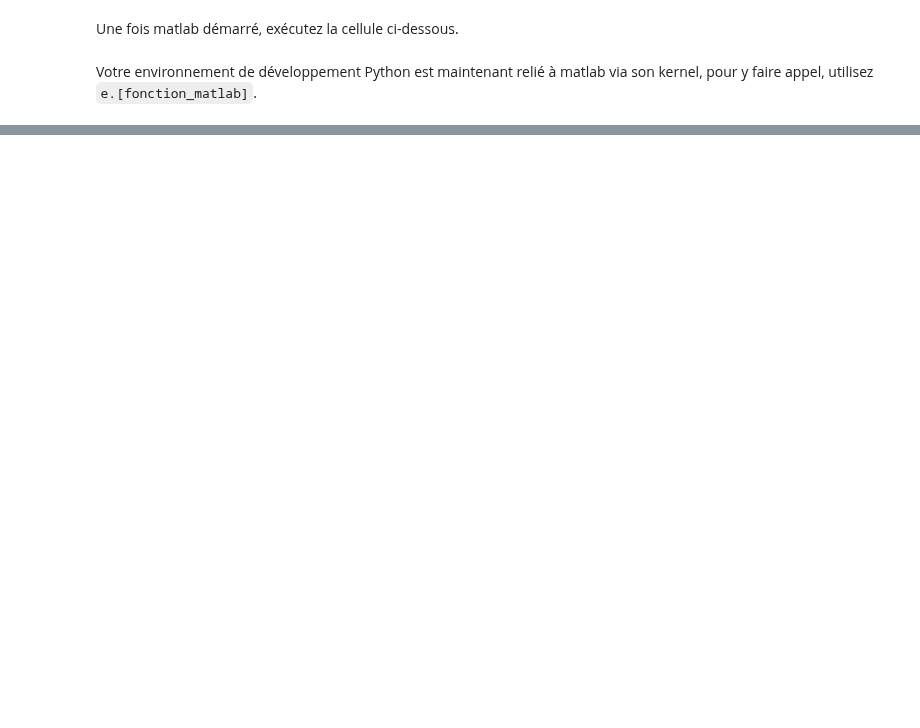
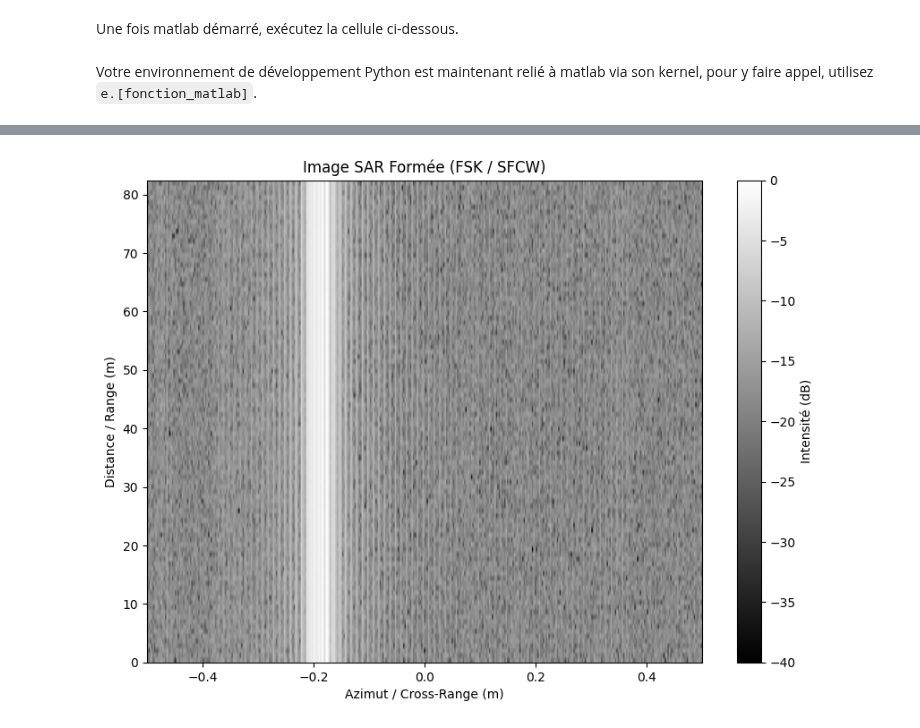
Before and after one commit to SAR-DINE-procom/traitement, a Jupyter notebook: sar_simulator.ipynb, the cells around one changed output, grey strips where cells are left out. Saved outputs shown, nothing was run; the diff lists cells and outputs as text; code cells hidden in the pictures; blank space fills up the shorter version.

Commit message:
Implem simu FSK en cours, image générée incohérente à vérifier. Le code compile mais la vérification physique n'est pas encore faite

```diff
--- a/sar_simulator.ipynb
+++ b/sar_simulator.ipynb
@@ -166,0 +347,15 @@ Simulation terminée.
+# %%
+print("Extraction des pas de fréquence (dé-multiplexage)...")
+
+# --- INITIALISATION DU CUBE DE DONNÉES (FRÉQUENCE x AZIMUT) ---
+received_data_freq = np.zeros((numSteps, numpulses), dtype=complex)
+
+for i in range(numpulses):
+    s_pulse_time = received_data_time[:,i]
+    for j in range(numSteps):
+        idx = int((j + 1) * samples_per_step - 1)
+        received_data_freq[j, i] = s_pulse_time[idx]
+
+print("Cube de données [Fréquence, Azimut] assemblé.")
+
+# ... (Votre code de 2D-FFT pour la formation d'image) ...
@@ -166,0 +365,80 @@ Simulation terminée.
+# %%
+import matplotlib.pyplot as plt
+import numpy as np
+
+# --- 4. FORMATION D'IMAGE (2D-FFT) ---
+# Ce bloc reprend le traitement que vous aviez déjà
+
+print("Début de la formation d'image (2D-FFT)...")
+
+# 4.1. Compression en distance (Range Compression)
+# IFFT sur l'axe des fréquences (dimension 1)
+# Assurez-vous que received_data_freq est un tableau Numpy
+range_data = np.fft.ifft(received_data_freq, n=numSteps, axis=0)
+
+# 4.2. Compression en Azimut (Azimuth Compression)
+# FFT sur l'axe du temps (dimension 2)
+# np.fft.fftshift() centre l'image sur le Doppler 0.
+azimuth_data = np.fft.fftshift(np.fft.fft(range_data, n=numpulses, axis=1), axes=1)
+
+# L'image finale est la magnitude de ce résultat
+sar_image = np.abs(azimuth_data)
+
+# 4.3. Conversion en dB
+sar_image_db = 10 * np.log10(sar_image / np.max(sar_image)) # Normalisé et en dB
+
+print("Image SAR formée.")
+
+# --- 5. CRÉATION DES AXES POUR L'AFFICHAGE ---
+
+print("Création des axes...")
+
+# 5.1. Axe des distances (Range)
+# L'espacement temporel (résolution) de l'IFFT est 1/bw.
+# range = c * (t / 2)
+range_t = np.linspace(0.0, numSteps - 1.0, numSteps) / bw
+range_axis = (c * range_t) / 2.0
+
+# 5.2. Axe d'azimut (Cross-Range)
+# (Approximation basée sur la distance totale parcourue)
+total_distance = speed * flightDuration
+azimuth_axis = np.linspace(-total_distance / 2.0, total_distance / 2.0, numpulses)
+
+# --- 6. AFFICHAGE DE L'IMAGE AVEC MATPLOTLIB ---
+
+print("Affichage de l'image...")
+
+# 6.1. Configuration de l'affichage
+# Définir les limites (extent) pour imshow
+# format: [xmin, xmax, ymin, ymax]
+plot_extent = [azimuth_axis.min(), azimuth_axis.max(),
+               range_axis.min(), range_axis.max()]
+
+# 6.2. Définir une plage dynamique pour l'affichage (ex: 40 dB)
+min_db = -40  # Afficher tout ce qui est à -40dB du pic
+max_db = 0    # Le pic est à 0dB car nous avons normalisé
+
+# 6.3. Création du graphique
+plt.figure(figsize=(10, 7))
+
+# Utilisation de 'imshow' pour afficher l'image 2D
+plt.imshow(sar_image_db,
+           cmap='gray',  # 'gray' ou 'jet'
+           extent=plot_extent,
+           aspect='auto',
+           origin='lower',
+           vmin=min_db,  # Appliquer la plage dynamique min
+           vmax=max_db) # Appliquer la plage dynamique max
+
+# 6.4. Ajout d'une barre de couleur
+cbar = plt.colorbar()
+cbar.set_label('Intensité (dB)')
+
+# 6.5. Ajout des étiquettes et du titre
+plt.xlabel('Azimut / Cross-Range (m)')
+plt.ylabel('Distance / Range (m)')
+plt.title('Image SAR Formée (FSK / SFCW)')
+
+# 6.6. Affichage du graphique
+plt.show()
+# %% [output]
@@ -166,0 +449 @@ Simulation terminée.
+[figure, added]
```
Also changed, not shown: parts of 11 cells of this notebook.
